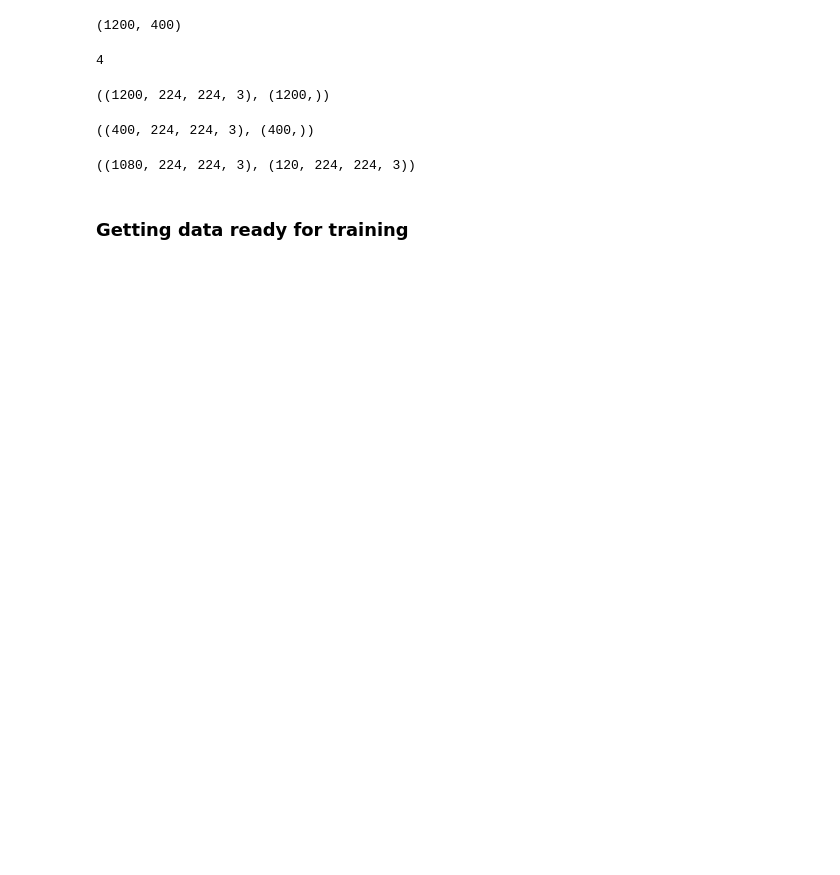
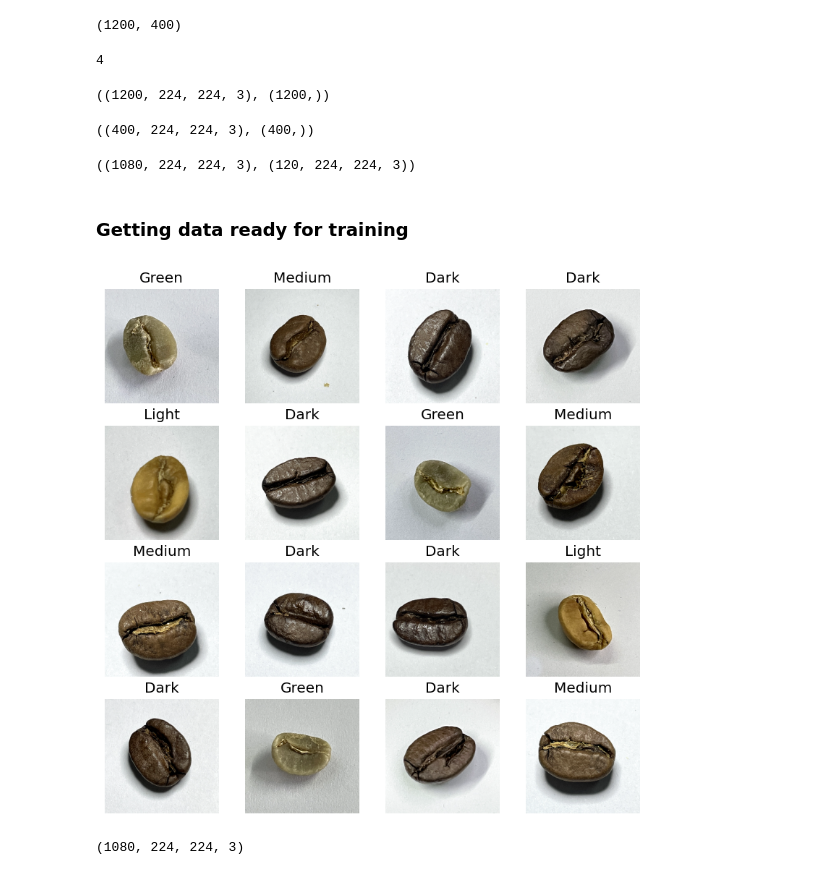
Before and after one commit to MostafaJahanian/DL_Projects, a Jupyter notebook: Coffee_Beans_Classification.ipynb, the cells around one changed output. Saved outputs shown, nothing was run; the diff lists cells and outputs as text; code cells hidden in the pictures; blank space fills up the shorter version.

```diff
--- a/Coffee_Beans_Classification.ipynb
+++ b/Coffee_Beans_Classification.ipynb
@@ -82,7 +81,7 @@ test_dict = dict(zip(class_names, test_dir))
 X, y = [], []
 for label in train_dict:
   for path in train_dict[label]:
-    X.append(cv2.resize(cv2.imread(str(path)), (224, 224)))
+    X.append(cv2.cvtColor((cv2.resize(cv2.imread(str(path)), (224, 224))), cv2.COLOR_BGR2RGB))
     y.append(class_names.index(label))
 
 X = np.array(X)
@@ -111,3 +110,20 @@ X_train.shape, X_val.shape
 ((1080, 224, 224, 3), (120, 224, 224, 3))
 # %% [markdown]
 ### Getting data ready for training
+# %%
+plt.figure(figsize = (8, 8), dpi = 120)
+for i in range(16):
+  index = random.randint(0, len(X_train))
+  ax = plt.subplot(4, 4, i + 1)
+  plt.imshow(X_train[index])
+  plt.title(class_names[y_train[index]])
+  plt.axis(False)
+# %% [output]
+[figure, added]
+# %%
+scaler = MinMaxScaler()
+
+X_train_scaled = scaler.fit_transform(X_train.reshape(len(X_train), 224*224*3)).reshape(X_train.shape)
+X_train_scaled.shape
+# %% [output]
+(1080, 224, 224, 3)
```
Also changed, not shown: parts of 31 cells of this notebook.
